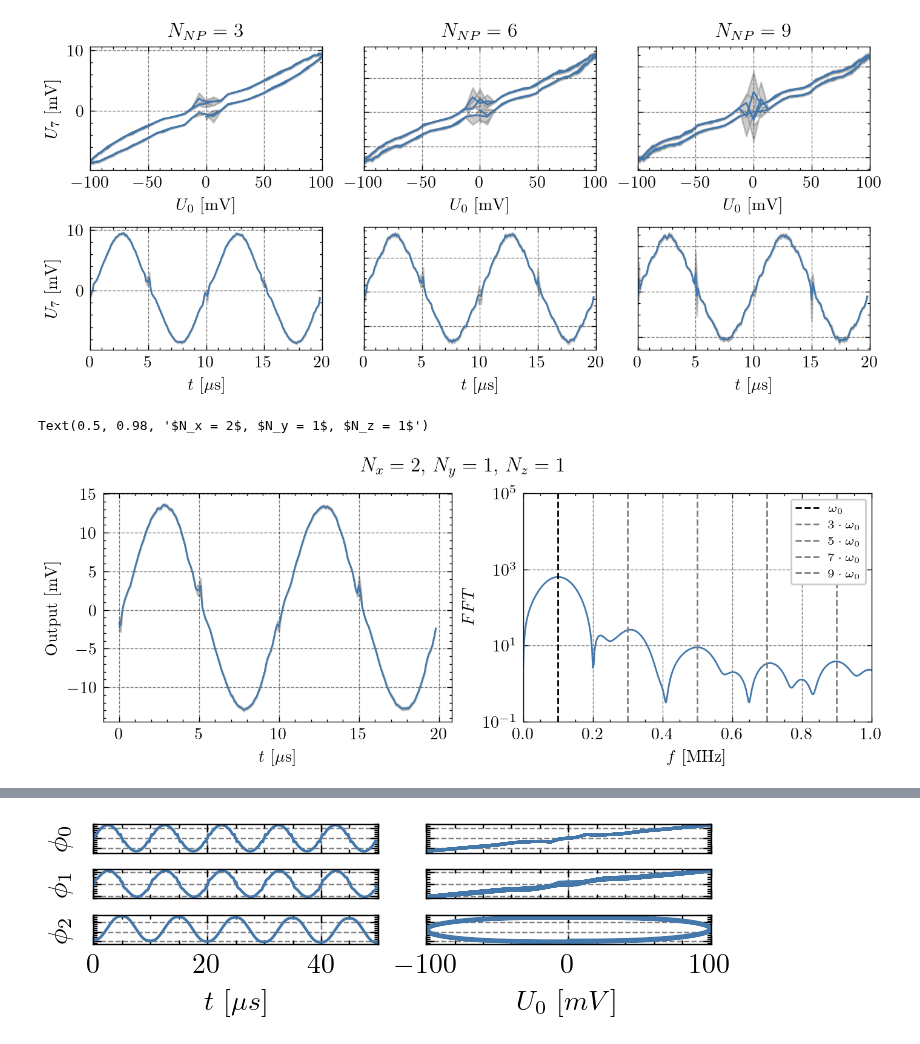
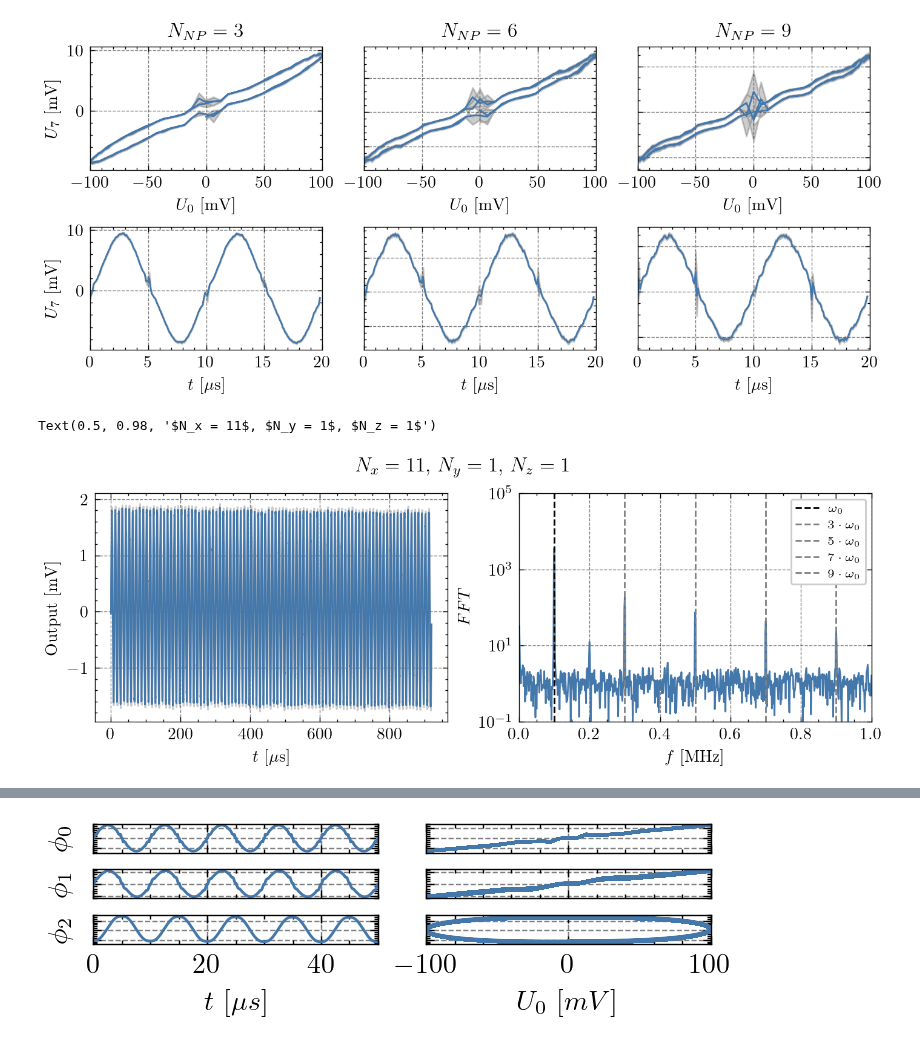
Before and after one commit to JonasMnsing/NanoNets, a Jupyter notebook: scripts/2_funding_period/WP2/magic_cable/ipynb/AC.ipynb, the cells around one changed output, grey strips where cells are left out. Cells and saved outputs as stored; diff of their text form; code cells hidden in the pictures.

```diff
--- a/scripts/2_funding_period/WP2/magic_cable/ipynb/AC.ipynb
+++ b/scripts/2_funding_period/WP2/magic_cable/ipynb/AC.ipynb
@@ -95,7 +95,7 @@ for i, N in enumerate(N_vals_new):
 # %% [output]
 [figure]
 # %%
-N_p     = 2
+N_p     = 11
 y_min   = 0.1
 y_max   = 100000
 f1      = 0.1
@@ -104,36 +104,36 @@ vals_e  = data_string[N_p]['Error'].values*1000
 
 fig = plt.figure(dpi=200, layout='constrained')
 fig.set_figwidth(fig.get_figwidth()*2)
 ax  = fig.add_subplot(1,2,1)
 ax.plot(t_vals, vals)
 ax.fill_between(t_vals, vals-vals_e, vals+vals_e, color='black', alpha=0.2)
 ax.set_xlabel('$t$ [$\mu$s]')
 ax.set_ylabel('Output [mV]')
 # ax.set_xlim(0,80)
 
 ax      = fig.add_subplot(1,2,2)
 signal  = vals.copy()
 signal  = signal - np.mean(signal)
-xf, f   = nanonets_utils.fft(signal=signal, dt=time_step, n_padded=4096)
+xf, f   = nanonets_utils.fft(signal=signal, dt=time_step, n_padded=0)
 
 ax.plot(xf/1e6 ,f)
 ax.vlines(f1, y_min, y_max, colors='black', ls='--', label='$\omega_0$')
 ax.vlines(3*f1, y_min, y_max, colors='grey', ls='--', label='$3 \cdot \omega_0$')
 ax.vlines(5*f1, y_min, y_max, colors='grey', ls='--', label='$5 \cdot \omega_0$')
 ax.vlines(7*f1, y_min, y_max, colors='grey', ls='--', label='$7 \cdot \omega_0$')
 ax.vlines(9*f1, y_min, y_max, colors='grey', ls='--', label='$9 \cdot \omega_0$')
 ax.set_xlim(0,1)
 ax.set_ylim(y_min, y_max)
 ax.set_xlabel("$f$ [MHz]")
 ax.set_ylabel("$FFT$")
 ax.set_yscale('log')
 ax.legend(ncol=1, frameon=True, fontsize='x-small', framealpha=1, loc='upper right')
 fig.suptitle(f'$N_x = {N_p}$, $N_y = 1$, $N_z = 1$')
 # fig.savefig(f"../plots/radius_{radius}/{N_p}_string_output_fft.svg", bbox_inches='tight', transparent=True)
 # fig.savefig(f"../plots/radius_{radius}/{N_p}_string_output_fft.pdf", bbox_inches='tight', transparent=False)
 # %% [output]
-Text(0.5, 0.98, '$N_x = 2$, $N_y = 1$, $N_z = 1$')
+Text(0.5, 0.98, '$N_x = 11$, $N_y = 1$, $N_z = 1$')
-[figure, old version]
+[figure, new version]
 # %%
 f0              = 1e5
 harmonics       = []
```
Also changed, not shown: parts of 2 cells of this notebook, 19 other files.
